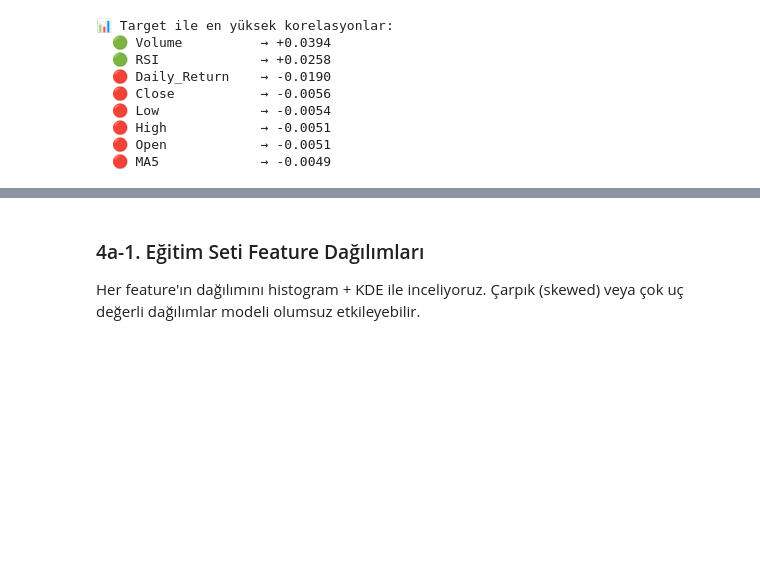
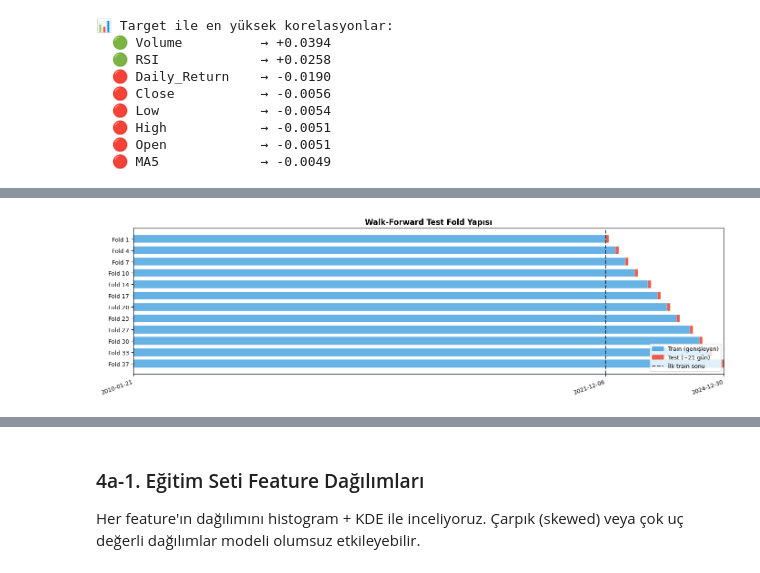
Before and after one commit to CarpeDiem0110/stock_trend_prediction, a Jupyter notebook: stock_analysis.ipynb, the cells around one changed output, grey strips where cells are left out. Saved outputs shown, nothing was run; the diff lists cells and outputs as text; code cells hidden in the pictures; blank space fills up the shorter version.

Commit message:
walk-forward method is modified

```diff
--- a/stock_analysis.ipynb
+++ b/stock_analysis.ipynb
@@ -281,39 +290,103 @@ for name, val in target_corr.abs().sort_values(ascending=False).items():
 # %%
 from sklearn.preprocessing import MinMaxScaler
+import matplotlib.patches as mpatches
 
 # ── FEATURE / TARGET AYIRMA ─────────────────────────────────────────────────
 DROPPED_FEATURES = ['Open', 'High', 'Low', 'MA5']
 FEATURE_COLS = [
     col for col in model_df.columns
     if col not in DROPPED_FEATURES + ['Target']
- ]
+]
 X = model_df[FEATURE_COLS].values
 y = model_df['Target'].values
 
-# ── WALK-FORWARD İÇİN BAŞLANGIÇ EĞİTİM PENCERESİ ────────────────────────────
-INITIAL_TRAIN_RATIO = 0.80
-WF_N_SPLITS = 5
-split_idx = int(len(X) * INITIAL_TRAIN_RATIO)
+# ── WALK-FORWARD TEST FOLD TANIMI ───────────────────────────────────────────
+TRAIN_RATIO = 0.80
+split_idx = int(len(X) * TRAIN_RATIO)
+WF_TEST_DAYS = 21
 
-wf_test_indices = np.array_split(np.arange(split_idx, len(X)), WF_N_SPLITS)
-wf_test_indices = [fold for fold in wf_test_indices if len(fold) > 0]
+if split_idx <= 20 or split_idx >= len(X):
+    raise ValueError("Geçerli bir train/test ayrımı için veri boyutu yetersiz.")
+
+X_train_raw = X[:split_idx]
+X_test_raw  = X[split_idx:]
+y_train     = y[:split_idx]
+y_test      = y[split_idx:]
+
+train_start_date = model_df.index[0].date()
+train_end_date   = model_df.index[split_idx - 1].date()
+test_start_date  = model_df.index[split_idx].date()
+test_end_date    = model_df.index[-1].date()
+
+wf_test_indices = []
+cursor = split_idx
+while cursor < len(X):
+    fold_end = min(cursor + WF_TEST_DAYS, len(X))
+    wf_test_indices.append(np.arange(cursor, fold_end))
+    cursor = fold_end
+
 WF_N_SPLITS = len(wf_test_indices)
+WF_STEP_DAYS = WF_TEST_DAYS
 
-X_train_raw, X_test_raw = X[:split_idx], X[split_idx:]
-y_train,     y_test     = y[:split_idx], y[split_idx:]
+print(f"Toplam veri        : {len(X):,} gün")
+print(f"İlk train seti     : {len(X_train_raw):,} gün  ({TRAIN_RATIO:.0%})")
+print(f"  Tarih aralığı    : {train_start_date} → {train_end_date}")
+print(f"Walk-forward test  : {len(X_test_raw):,} gün  ({1 - TRAIN_RATIO:.0%})")
+print(f"  Tarih aralığı    : {test_start_date} → {test_end_date}")
+print(f"Fold sayısı        : {WF_N_SPLITS}")
+print(f"Fold test boyutu   : ~{WF_TEST_DAYS} gün")
 
-print(f"Kaldırılan feature'lar: {DROPPED_FEATURES}")
-print(f"Kullanılan feature'lar: {FEATURE_COLS}")
-print(f"İlk eğitim penceresi : {len(X_train_raw):,} gün  ({model_df.index[0].date()} → {model_df.index[split_idx-1].date()})")
-print(f"Walk-forward ufku    : {len(X_test_raw):,} gün  ({model_df.index[split_idx].date()} → {model_df.index[-1].date()})")
-print(f"Fold sayısı          : {WF_N_SPLITS}")
+# ── WALK-FORWARD YAPI GÖRSELİ ───────────────────────────────────────────────
+train_c, test_c = '#3498db', '#e74c3c'
+n_disp = min(12, WF_N_SPLITS)
+disp_idx = np.linspace(0, WF_N_SPLITS - 1, n_disp, dtype=int) if WF_N_SPLITS > 1 else np.array([0])
 
-# İlk eğitim penceresini görselleştirmek için ölçeklenmiş kopya tutuyoruz.
+fig, ax = plt.subplots(figsize=(14, 4.2))
+for row_pos, fold_idx in enumerate(reversed(disp_idx)):
+    fold_indices = wf_test_indices[fold_idx]
+    fold_start = int(fold_indices[0])
+    fold_end = int(fold_indices[-1]) + 1
+    ax.barh(row_pos, fold_start, left=0, height=0.7, color=train_c, alpha=0.75, ec='white', lw=0.3)
+    ax.barh(row_pos, fold_end - fold_start, left=fold_start, height=0.7, color=test_c, alpha=0.9, ec='white', lw=0.3)
+
+ax.set_yticks(range(len(disp_idx)))
+ax.set_yticklabels([f'Fold {disp_idx[len(disp_idx) - 1 - i] + 1}' for i in range(len(disp_idx))], fontsize=9)
+
+tick_pos = [0, split_idx, len(X) - 1]
+tick_lbl = [
+    str(model_df.index[0].date()),
+    str(model_df.index[split_idx].date()),
+    str(model_df.index[-1].date()),
+]
+ax.set_xticks(tick_pos)
+ax.set_xticklabels(tick_lbl, rotation=20, ha='right', fontsize=9)
+ax.axvline(split_idx, color='black', ls='--', lw=1.5, alpha=0.7, label='İlk train sonu')
+ax.set_xlim(0, len(X))
+ax.set_title('Walk-Forward Test Fold Yapısı', fontweight='bold', fontsize=12)
+train_p = mpatches.Patch(color=train_c, alpha=0.75, label='Train (genişleyen)')
+test_p  = mpatches.Patch(color=test_c, alpha=0.90, label=f'Test (~{WF_TEST_DAYS} gün)')
+ax.legend(handles=[train_p, test_p, ax.get_lines()[0]], fontsize=9, loc='lower right')
+plt.tight_layout()
+plt.show()
+
+summary_df = pd.DataFrame(
+    {
+        'Bölüm': ['İlk Train', 'Walk-Forward Test'],
+        'Başlangıç': [train_start_date, test_start_date],
+        'Bitiş': [train_end_date, test_end_date],
+        'Gün Sayısı': [len(X_train_raw), len(X_test_raw)],
+        'Oran': [f'{len(X_train_raw) / len(X):.1%}', f'{len(X_test_raw) / len(X):.1%}'],
+    }
+)
+print(summary_df.to_string(index=False))
+
+# İlk train bloğunu yalnızca keşif/görselleştirme hücreleri için ölçekliyoruz.
 initial_scaler = MinMaxScaler()
 X_train = initial_scaler.fit_transform(X_train_raw)
 X_test  = initial_scaler.transform(X_test_raw)
-scaler = initial_scaler
+X_all_scaled = initial_scaler.transform(X)
+scaler  = initial_scaler
 
-print(f"\nİlk eğitim tensörü: {X_train.shape}  |  İlk test tensörü: {X_test.shape}")
+print(f"\nİlk train tensörü: {X_train.shape}  |  Ayrılan test: {X_test.shape}")
 print(f"Feature'lar: {FEATURE_COLS}")
 # %% [output]
@@ -327,0 +400 @@ Feature'lar: ['Close', 'Volume', 'RSI', 'Daily_Return']
+[figure, added]
```
Also changed, not shown: parts of 18 cells of this notebook, 4 other files.
